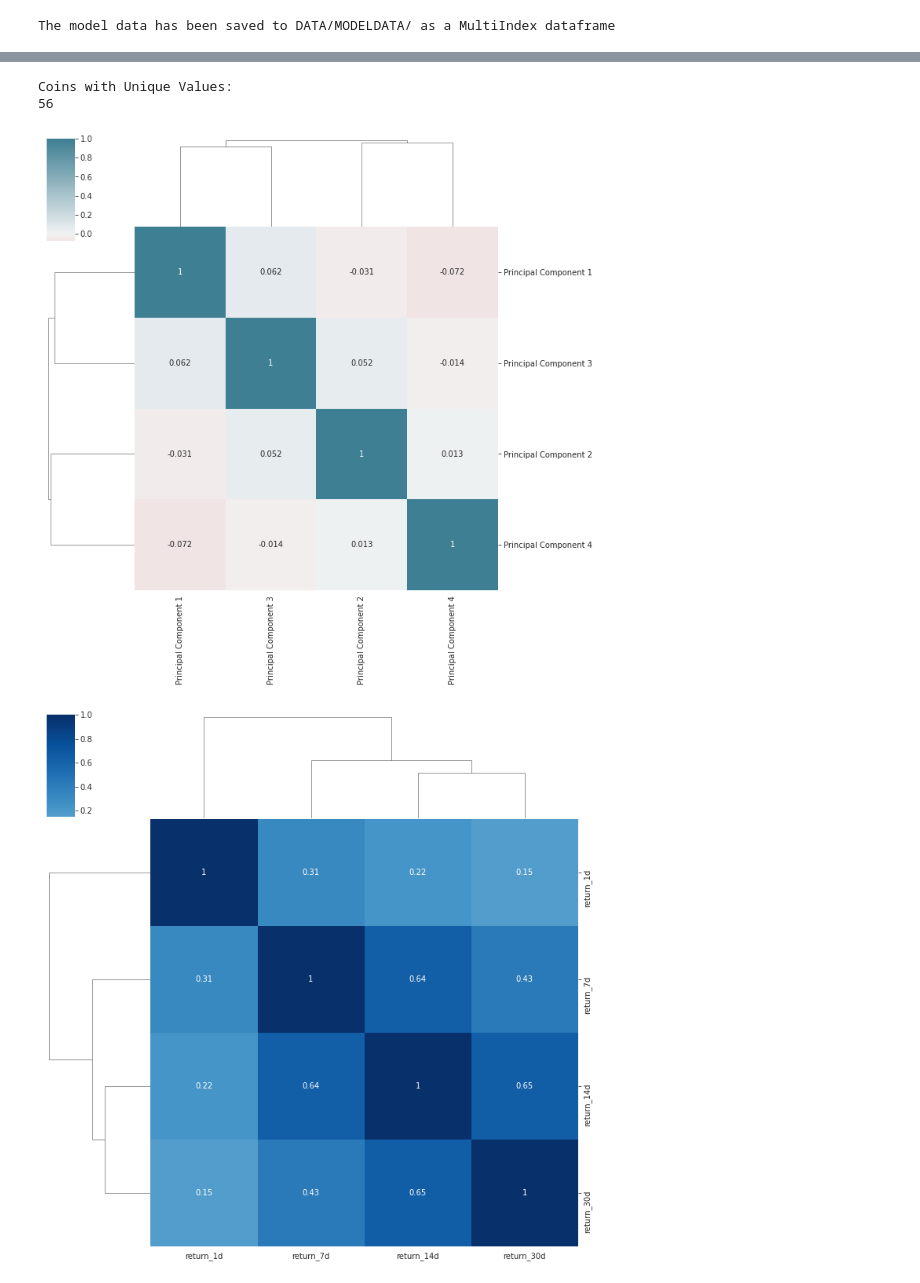
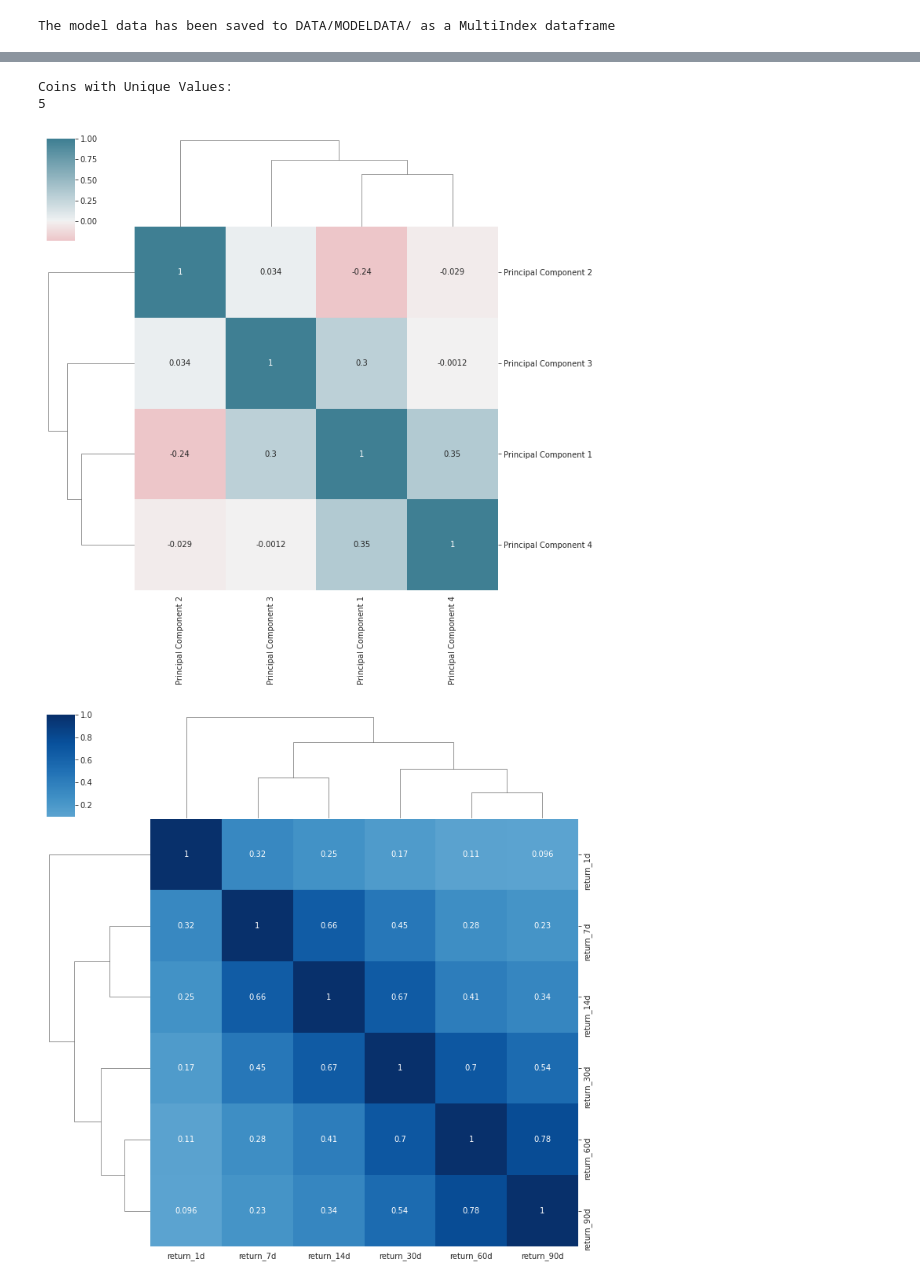
Before and after one commit to carlos-carlos/ML-Class-capstone-project, a Jupyter notebook: Step3_Initial_insights.ipynb, the cells around one changed output, grey strips where cells are left out. Drawn from its saved outputs; the diff is of its cells as text; code cells hidden in the pictures.

```diff
--- a/Step3_Initial_insights.ipynb
+++ b/Step3_Initial_insights.ipynb
@@ -36,7 +36,7 @@ riskFactor_dataDir = 'DATA/RISKFACTORSDATA/'
 isdir = os.path.isdir(model_dataDir)
 
 # Date ranges
-START = 2020
+START = 2019
 END = 2022
 
 MONTH = 30
@@ -64,7 +64,7 @@ prices_mdf = (cpool_mdf
               .sort_index())
 
 # want at least X years of data
-yr = 2
+yr = 3
 min_obs = yr * YEAR
 
 # have this much per ticker
@@ -182,8 +199,7 @@ prices_mdf["DI_PLUS"] = (prices_mdf.groupby('Coin', group_keys=False).apply(comp
 prices_mdf["DI_MINUS"] = (prices_mdf.groupby('Coin', group_keys=False).apply(compute_diminus))
 
 # Compute lagged returns and Winsorize
-#lags = [1, 7, 14, 30, 60, 90]
-lags = [1, 7, 14, 30]
+lags = [1, 7, 14, 30, 60, 90]
 
 q = 0.0001
 
@@ -198,15 +214,13 @@ for lag in lags:
                                 )
 # Shift lagged returns
 for t in [1, 2, 3, 4, 5]:
-    for lag in [1, 7, 14, 30]:
-#    for lag in [1, 7, 14, 30, 60, 90]:
+    for lag in [1, 7, 14, 30, 60, 90]:
 
         prices_mdf[f'return_{lag}d_lag{t}'] = (prices_mdf.groupby(level='Coin')
                                            [f'return_{lag}d'].shift(t * lag))
 
 # Generate target forward returns
-#for t in [1, 7, 14, 30, 60, 90]:
-for t in [1, 7, 14, 30]:
+for t in [1, 7, 14, 30, 60, 90]:
 
     prices_mdf[f'target_{t}d'] = prices_mdf.groupby(level='Coin')[f'return_{t}d'].shift(-t)
 
@@ -229,16 +243,15 @@ risk_factors_df = risk_factors_df.set_index('Dates')
 risk_factors_df.drop(risk_factors_df.index[-1], inplace=True)
 
 # Combine them with daily returns
-#daily_returns = prices_mdf.loc[:, 'return_1d':'return_90d']
-daily_returns = prices_mdf.loc[:, 'return_1d':'return_30d']
+daily_returns = prices_mdf.loc[:, 'return_1d':'return_90d']
 factor_betas = daily_returns.join(risk_factors_df).sort_index()
 
 # Get rid of the extra returns
 del factor_betas['return_7d']
 del factor_betas['return_14d']
 del factor_betas['return_30d']
-#del factor_betas['return_60d']
-#del factor_betas['return_90d']
+del factor_betas['return_60d']
+del factor_betas['return_90d']
 
 # Compute the factor Betas with Rolling OLS Regression on the PCA Principal Componenets
 T = 30
@@ -323,18 +353,17 @@ The model data has been saved to DATA/MODELDATA/ as a MultiIndex dataframe
 # %%
 # DATASET INSIGHTS AND VISUALIZATION PLOTS
 
 # Plot correlation custermap of the Betas
 cmap = sns.diverging_palette(10, 220, as_cmap=True)
 beta_cmap = sns.clustermap(betas.corr(), annot=True, cmap=cmap, center=0)
 
 # Correlation Cluster map of the Returns
-#returns = prices_mdf.loc[:, 'return_1d':"return_90d"]
-returns = prices_mdf.loc[:, 'return_1d':"return_30d"]
+returns = prices_mdf.loc[:, 'return_1d':"return_90d"]
 clusterMap = sns.clustermap(returns.corr('spearman'), annot=True, center=0, cmap='Blues')
 print('Coins with Unique Values:')
 print(returns.index.get_level_values('Coin').nunique())
 # %% [output]
 Coins with Unique Values:
-56
+5
-[figure, old version]
+[figure, new version]
-[figure, old version]
+[figure, new version]
```
Also changed, not shown: parts of 47 cells of this notebook.
